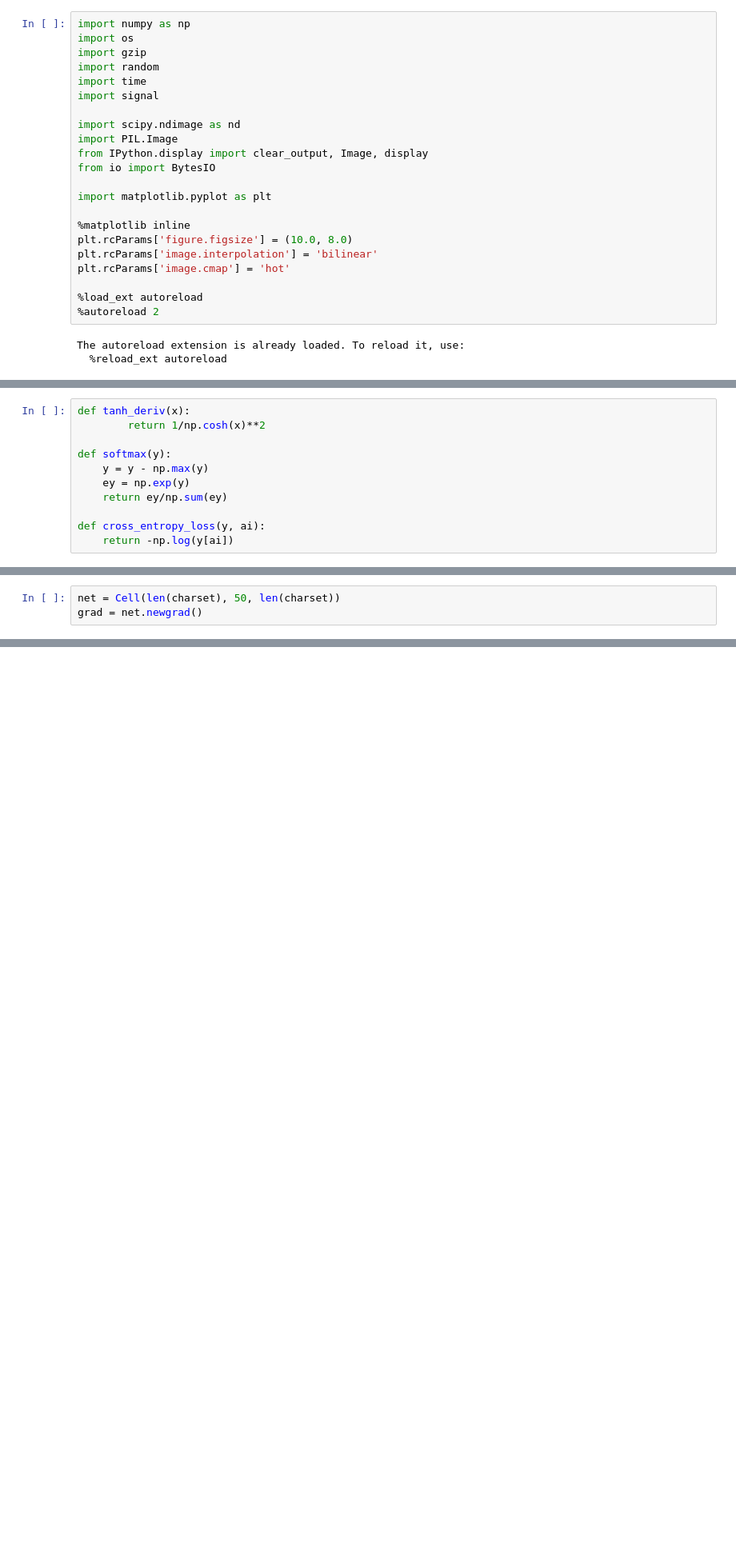
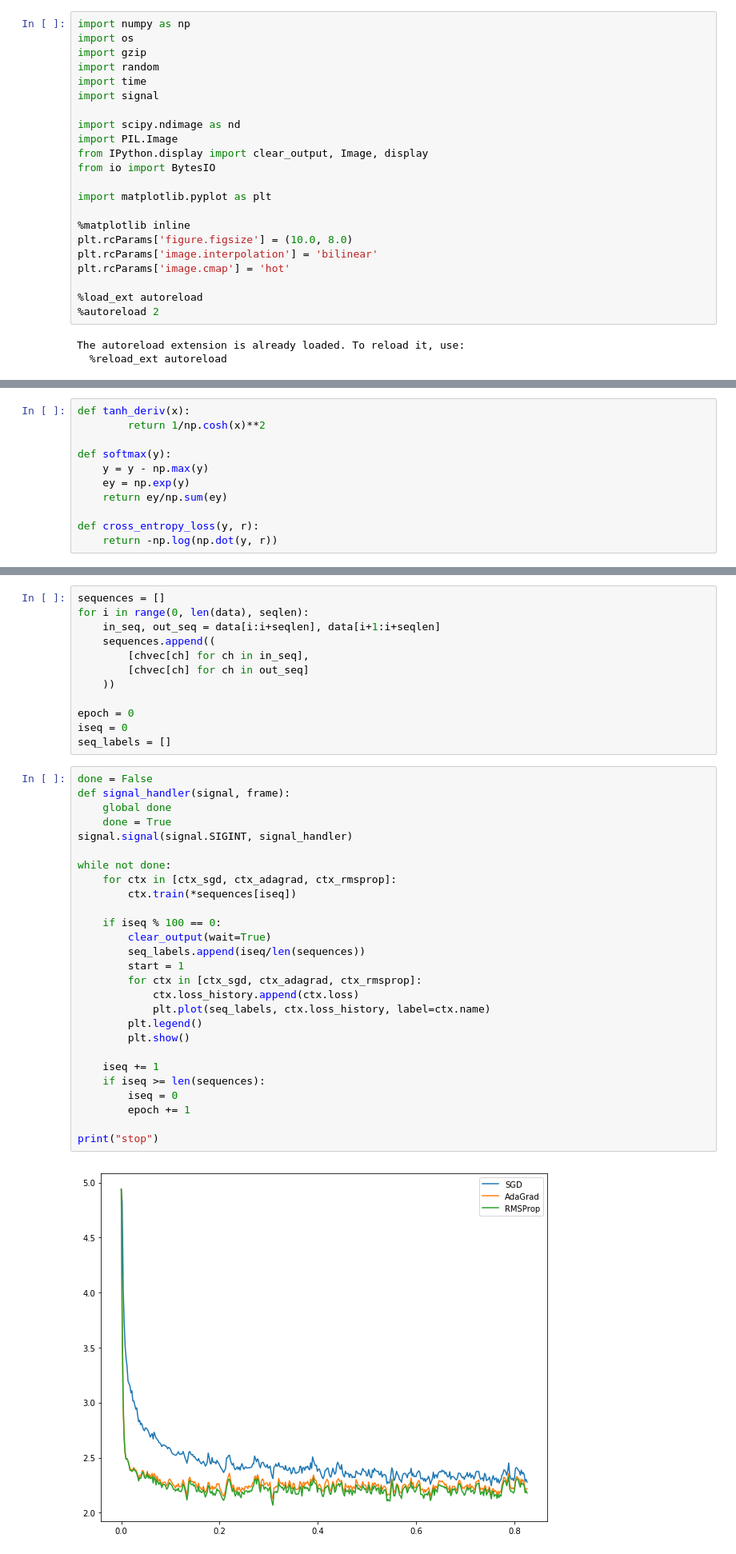
Before and after one commit to agerasev/neural, a Jupyter notebook: char_rnn/main.ipynb, the cells around one changed output, grey strips where cells are left out. Shown at 80% size. Drawn from its saved outputs; the diff is of its cells as text; blank space fills up the shorter version.

```diff
--- a/char_rnn/main.ipynb
+++ b/char_rnn/main.ipynb
@@ -47,8 +56,8 @@ def softmax(y):
     ey = np.exp(y)
     return ey/np.sum(ey)
 
-def cross_entropy_loss(y, ai):
-    return -np.log(y[ai])
+def cross_entropy_loss(y, r):
+    return -np.log(np.dot(y, r))
 # %%
 class Cell:
     def __init__(self, sx, sh, sy, mag=1e-1):
@@ -107,3 +108,0 @@ plots = {
-# %%
-net = Cell(len(charset), 50, len(charset))
-grad = net.newgrad()
@@ -186,0 +186,41 @@ plt.show()
+# %%
+sequences = []
+for i in range(0, len(data), seqlen):
+    in_seq, out_seq = data[i:i+seqlen], data[i+1:i+seqlen]
+    sequences.append((
+        [chvec[ch] for ch in in_seq],
+        [chvec[ch] for ch in out_seq]
+    ))
+
+epoch = 0
+iseq = 0
+seq_labels = []
+# %%
+done = False
+def signal_handler(signal, frame):
+    global done
+    done = True
+signal.signal(signal.SIGINT, signal_handler)
+
+while not done:
+    for ctx in [ctx_sgd, ctx_adagrad, ctx_rmsprop]:
+        ctx.train(*sequences[iseq])
+
+    if iseq % 100 == 0:
+        clear_output(wait=True)
+        seq_labels.append(iseq/len(sequences))
+        start = 1
+        for ctx in [ctx_sgd, ctx_adagrad, ctx_rmsprop]:
+            ctx.loss_history.append(ctx.loss)
+            plt.plot(seq_labels, ctx.loss_history, label=ctx.name)
+        plt.legend()
+        plt.show()
+
+    iseq += 1
+    if iseq >= len(sequences):
+        iseq = 0
+        epoch += 1
+
+print("stop")
+# %% [output]
+[figure, added]
```
Also changed, not shown: parts of 12 cells of this notebook.
